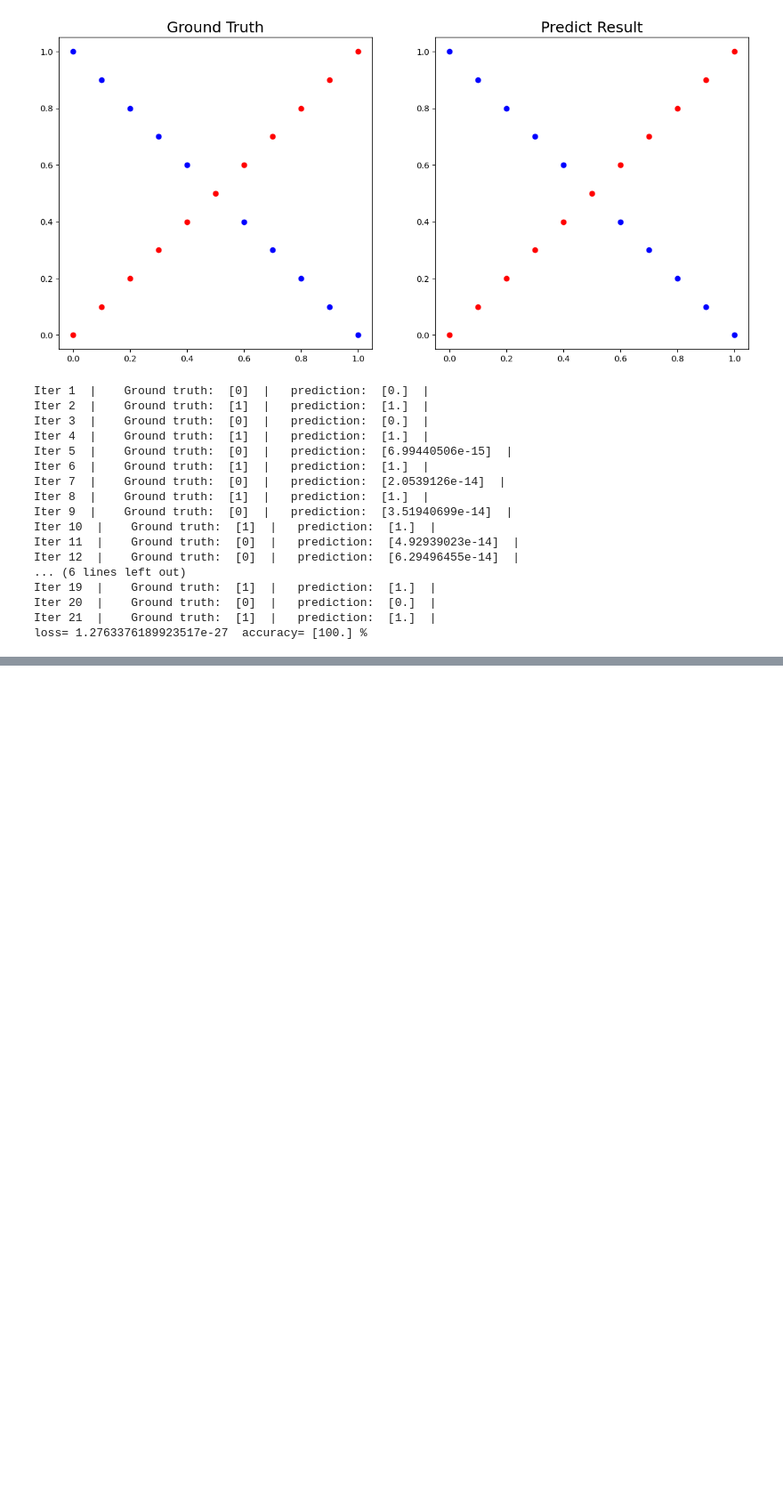
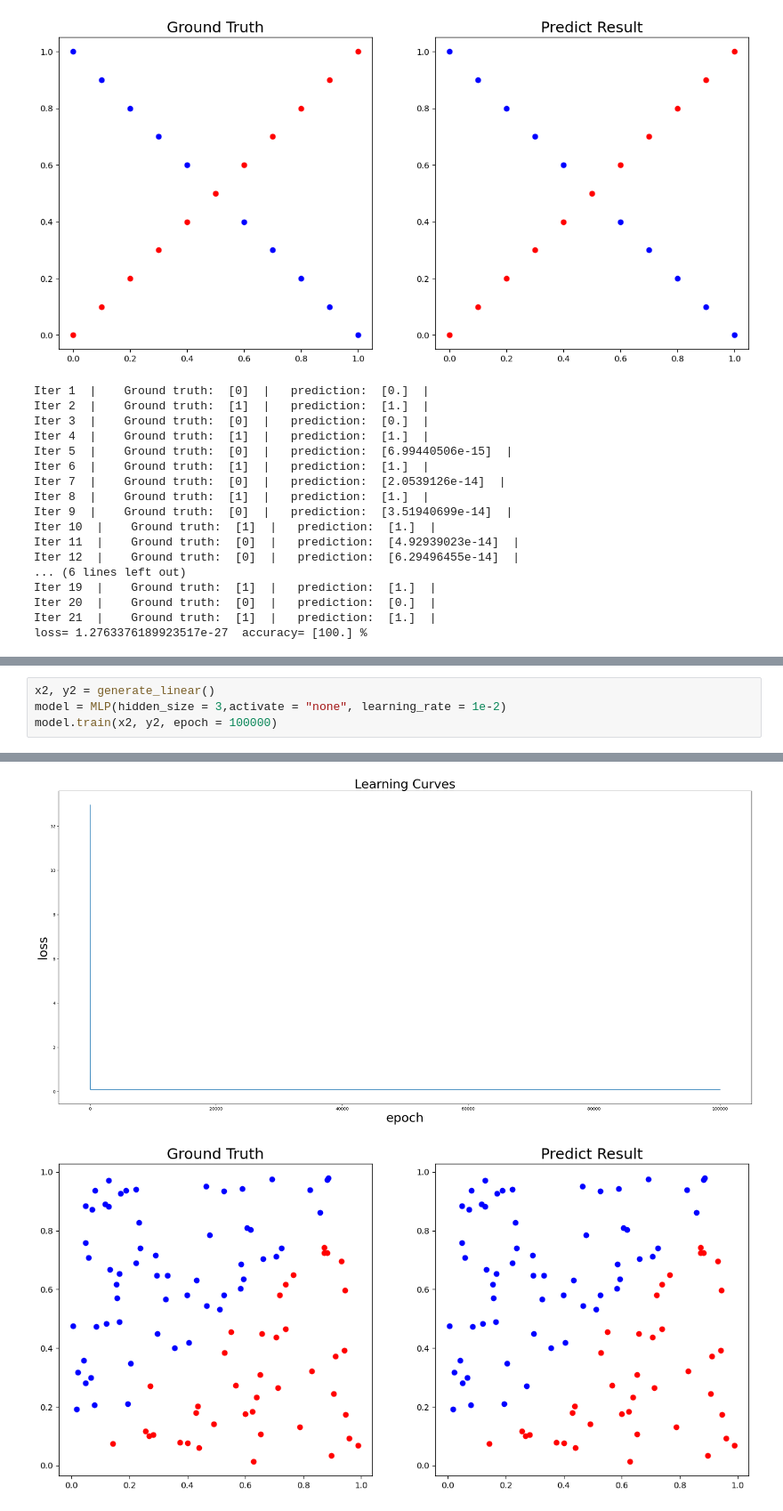
Before and after one commit to weiluohuang/DeepLearning, a Jupyter notebook: LAB1/LAB1_Source_code.ipynb, the cells around one changed output, grey strips where cells are left out. Shown at 89% size. Drawn from its saved outputs; the diff is of its cells as text; blank space fills up the shorter version.

```diff
--- a/LAB1/LAB1_Source_code.ipynb
+++ b/LAB1/LAB1_Source_code.ipynb
@@ -433,0 +436,5 @@ Iter 6153  |    Ground truth:  [1]  |   predictio
+# %%
+x2, y2 = generate_linear()
+model = MLP(hidden_size = 3,activate = "none", learning_rate = 1e-2)
+model.train(x2, y2, epoch = 100000)
+# %% [output]
@@ -433,0 +461,2 @@ Iter 6153  |    Ground truth:  [1]  |   predictio
+[figure, added]
+[figure, added]
```
Also changed, not shown: parts of 6 cells of this notebook.
